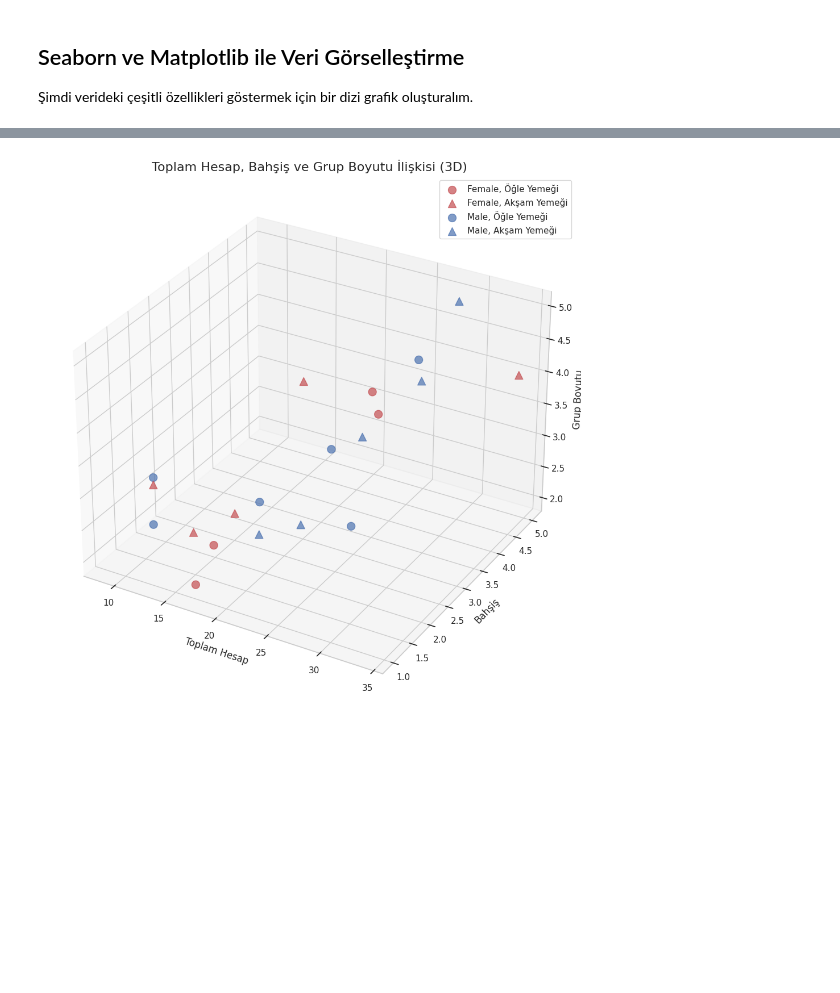
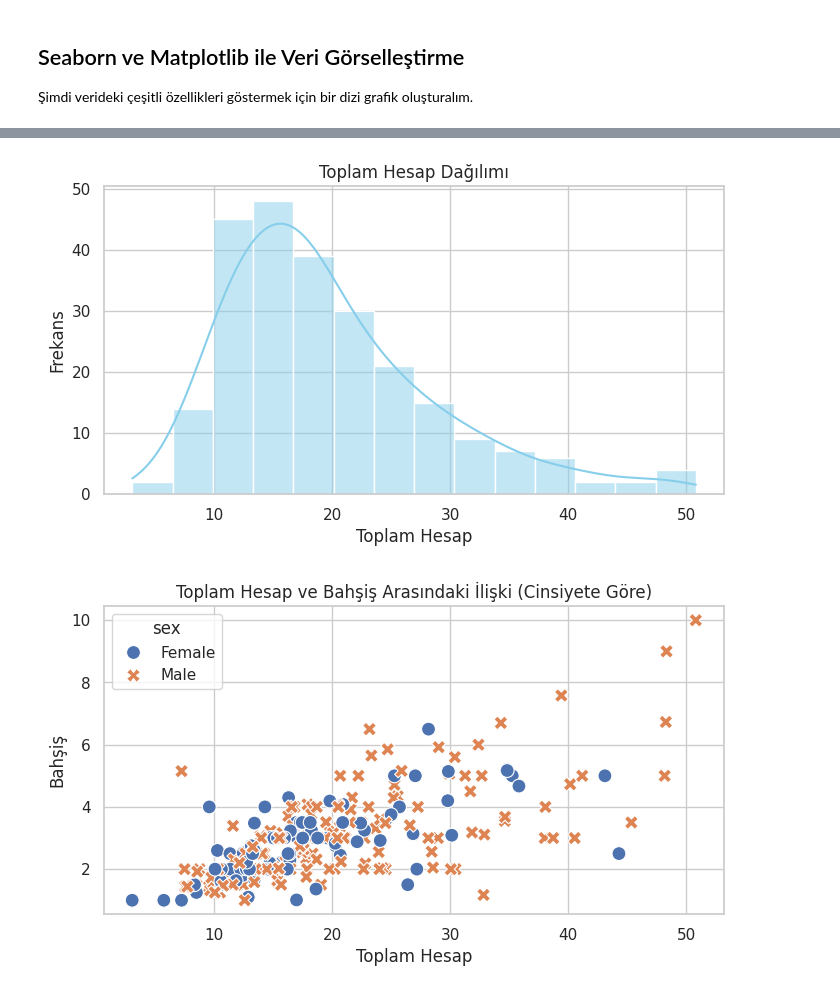
Before and after one commit to onuralpArsln/MlAiTutorialProjects, a Jupyter notebook: 12-VideoSources/seabornVis.ipynb, the cells around one changed output, grey strips where cells are left out. Cells and saved outputs as stored; diff of their text form; code cells hidden in the pictures; blank space fills up the shorter version.

```diff
--- a/12-VideoSources/seabornVis.ipynb
+++ b/12-VideoSources/seabornVis.ipynb
@@ -78,6 +84,6 @@ Artık bu dataları bir csv yaptığımız için, csvden okuma yapabilriz. Elind
 # %%
 # CSV dosyasını yükleme
-df = pd.read_csv(csv_filename)
+df = pd.read_csv("tip.csv")
 # %% [markdown]
 Pandas kullanarak veriyi biraz inceleyelim
 # %%
@@ -253,16 +100,0 @@ plt.show()
-# %%
-# Yeni Grafik 3: Bahşiş Yüzdesi Dağılımı
-df['tip_percent'] = (df['bahsis'] / df['hesap']) * 100
-plt.figure(figsize=(10, 6))
-# KDE (Çekirdek Yoğunluk Tahmini) Grafiği
-sns.kdeplot(
-    data=df, x="bahsis_percent",
-    hue="cinsiyet", multiple="stack",
-    palette="viridis", linewidth=2,
-    fill=True, alpha=0.5
-)
-plt.title("Bahşiş Yüzdesi Dağılımı (Cinsiyete Göre)", fontsize=16)
-plt.xlabel("Bahşiş Yüzdesi (%)", fontsize=14)
-plt.ylabel("Yoğunluk", fontsize=14)
-plt.grid(axis='y', linestyle='--', alpha=0.7)
-plt.show()
@@ -436,41 +101,20 @@ plt.show()
-# %%
-# Yeni Grafik 7: 3D Saçılım Grafiği
-from mpl_toolkits.mplot3d import Axes3D
-
-fig = plt.figure(figsize=(12, 10))
-ax = fig.add_subplot(111, projection='3d')
-
-# Renk kodlaması için veri hazırlama
-colors = {'Female': 'r', 'Male': 'b'}
-markers = {'Öğle Yemeği': 'o', 'Akşam Yemeği': '^'}
-
-# Her kayıt için 3D nokta çizimi
-for cinsiyet in df['cinsiyet'].unique():
-    for time in df['time'].unique():
-        subset = df[(df['cinsiyet'] == cinsiyet) & (df['time'] == time)]
-        ax.scatter(
-            subset['total_bill'],
-            subset['bahsis'],
-            subset['size'],
-            c=colors[cinsiyet],
-            marker=markers[time],
-            s=100,
-            alpha=0.7,
-            label=f"{cinsiyet}, {time}"
-        )
-
-# Grafik düzenlemeleri
-ax.set_xlabel('Toplam Hesap', fontsize=12)
-ax.set_ylabel('Bahşiş', fontsize=12)
-ax.set_zlabel('Grup Boyutu', fontsize=12)
-ax.set_title('Toplam Hesap, Bahşiş ve Grup Boyutu İlişkisi (3D)', fontsize=16)
-
-# Gösterge ekleme (farklı gösterge elemanlarını yalnızca bir kez göstermek için)
-handles, labels = plt.gca().get_legend_handles_labels()
-by_label = dict(zip(labels, handles))
-plt.legend(by_label.values(), by_label.keys(), loc='best')
-
-plt.tight_layout()
-plt.show()
-# %% [output]
-[figure, removed]
+# %%
+# Toplam hesap dağılımı
+plt.figure(figsize=(8, 4))
+sns.histplot(df['total_bill'], kde=True, color="skyblue")
+plt.title("Toplam Hesap Dağılımı")
+plt.xlabel("Toplam Hesap")
+plt.ylabel("Frekans")
+plt.show()
+# %% [output]
+[figure, added]
+# %%
+# Toplam hesap ve bahşiş arasındaki ilişkiyi gösteren saçılma grafiği
+plt.figure(figsize=(8, 4))
+sns.scatterplot(data=df, x='total_bill', y='tip', hue='sex', style='sex', s=100)
+plt.title("Toplam Hesap ve Bahşiş Arasındaki İlişki (Cinsiyete Göre)")
+plt.xlabel("Toplam Hesap")
+plt.ylabel("Bahşiş")
+plt.show()
+# %% [output]
+[figure, added]
```
Also changed, not shown: parts of 40 cells of this notebook.
